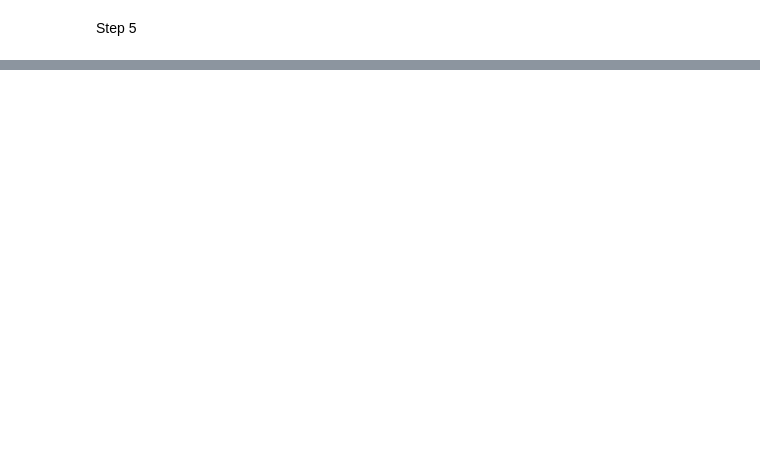
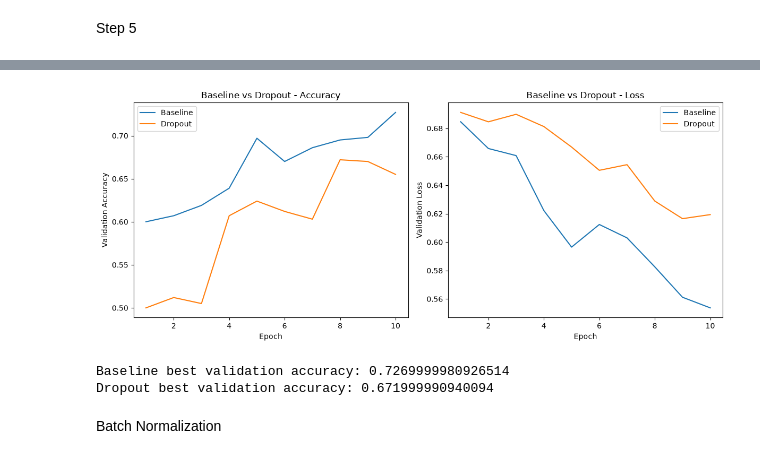
Before and after one commit to MaelysCC/projetIA, a Jupyter notebook: data.ipynb, the cells around one changed output, grey strips where cells are left out. Drawn from its saved outputs; the diff is of its cells as text; code cells hidden in the pictures; blank space fills up the shorter version.

```diff
--- a/data.ipynb
+++ b/data.ipynb
@@ -327,0 +488,7 @@ NameError: name 'plt' is not defined
+# %%
+# Train the CNN with Dropout for 10 epochs and monitor validation performance
+history_dropout = dropout_model.fit(
+    train_generator,
+    epochs=10,
+    validation_data=validation_generator
+)
@@ -327,0 +516,41 @@ NameError: name 'plt' is not defined
+# %%
+# Compare the baseline CNN with the Dropout model
+import matplotlib.pyplot as plt
+
+epochs = range(1, len(history.history["accuracy"]) + 1)
+
+plt.figure(figsize=(12, 5))
+
+# Compare validation accuracy
+plt.subplot(1, 2, 1)
+plt.plot(epochs, history.history["val_accuracy"], label="Baseline")
+plt.plot(epochs, history_dropout.history["val_accuracy"], label="Dropout")
+plt.xlabel("Epoch")
+plt.ylabel("Validation Accuracy")
+plt.title("Baseline vs Dropout - Accuracy")
+plt.legend()
+
+# Compare validation loss
+plt.subplot(1, 2, 2)
+plt.plot(epochs, history.history["val_loss"], label="Baseline")
+plt.plot(epochs, history_dropout.history["val_loss"], label="Dropout")
+plt.xlabel("Epoch")
+plt.ylabel("Validation Loss")
+plt.title("Baseline vs Dropout - Loss")
+plt.legend()
+
+plt.tight_layout()
+plt.show()
+
+# Display the best validation accuracy of each model
+print("Baseline best validation accuracy:",
+      max(history.history["val_accuracy"]))
+
+print("Dropout best validation accuracy:",
+      max(history_dropout.history["val_accuracy"]))
+# %% [output]
+[figure, added]
+Baseline best validation accuracy: 0.7269999980926514
+Dropout best validation accuracy: 0.671999990940094
+# %% [markdown]
+Batch Normalization
```
Also changed, not shown: parts of 16 cells of this notebook, 1 other file.
